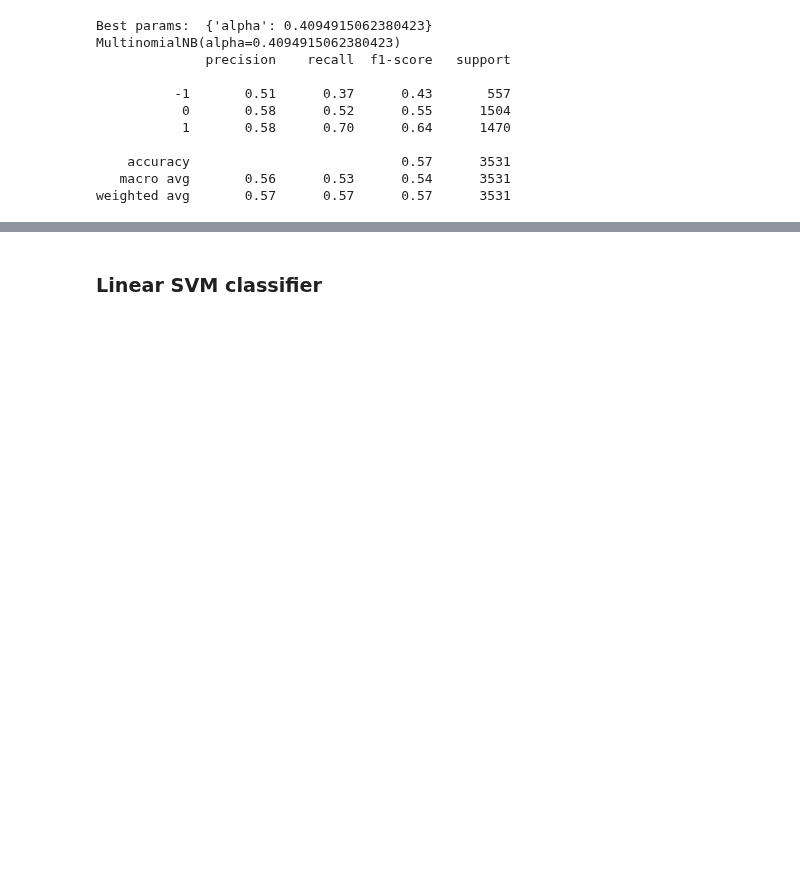
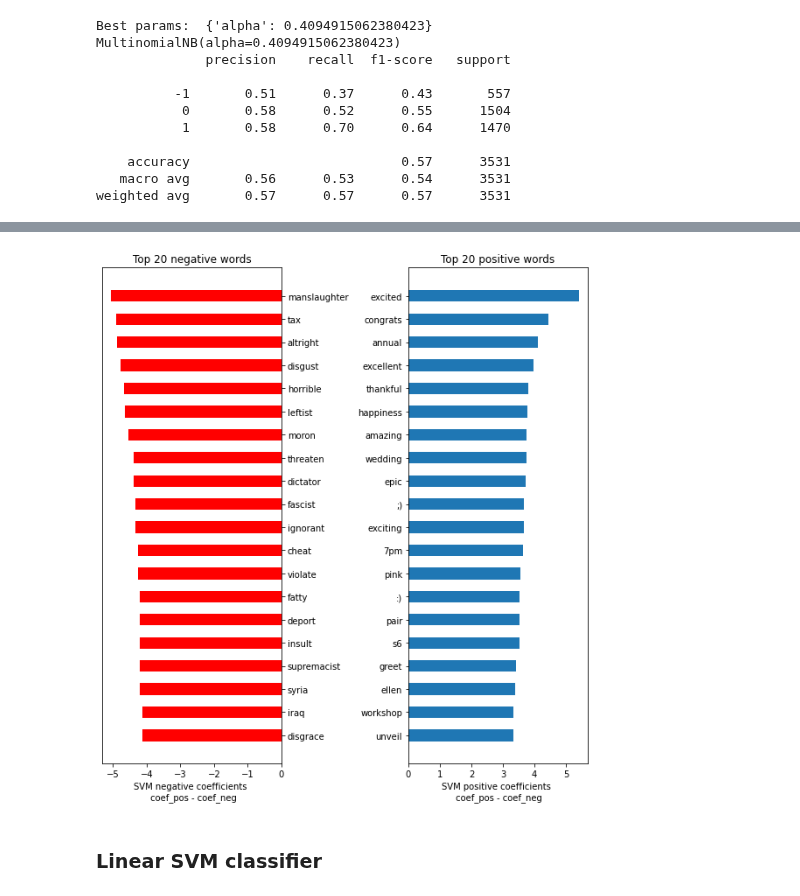
Before and after one commit to grohalex/NLP_TweetSentimentAnalysis, a Jupyter notebook: cs918_assignment_2.ipynb, the cells around one changed output, grey strips where cells are left out. Cells and saved outputs as stored; diff of their text form; code cells hidden in the pictures; blank space fills up the shorter version.

Commit message:
top 20 negative/positive for NaiveBayes

```diff
--- a/cs918_assignment_2.ipynb
+++ b/cs918_assignment_2.ipynb
@@ -987,4 +987,38 @@ overall run time: 0.03917503356933594
 average F1 score: 0.5169335106311347
+# %%
+# visualising top 20 negative and positive words based on the NaiveBayes coefficients
+import matplotlib.pyplot as plt
+coefs = []
+for i,id in enumerate(ID_train_dev):
+    word = num2vocab[i+1]
+    word_coef = (word, clf.coef_[2,i+1] - clf.coef_[0,i+1])
+    coefs.append(word_coef)
+
+
+coefs = sorted(coefs, key=lambda data: data[1], reverse=True)
+coefs_topPositive = coefs[0:20]
+coefs_topNegative = coefs[-20:]
+# print("positive top 20:\n", coefs_topPositive)
+# print("negative top 20:\n", coefs_topNegative)
+
+f,a = plt.subplots(1,2, figsize = (8,9))
+names = [it[0] for it in coefs_topNegative]
+vals = [it[1] for it in coefs_topNegative]
+
+a[0].barh(names, vals, color = 'red', height = 0.5)
+a[0].set_xlabel("SVM negative coefficients \n coef_pos - coef_neg"); a[0].set_title("Top 20 negative words")
+a[0].yaxis.set_label_position("right")
+a[0].yaxis.tick_right()
+
+names = [it[0] for it in coefs_topPositive]
+names.reverse()
+vals = [it[1] for it in coefs_topPositive]
+vals.reverse()
+a[1].barh(names, vals, height = 0.5)
+a[1].set_xlabel("SVM positive coefficients \n coef_pos - coef_neg"); a[1].set_title("Top 20 positive words")
+f.tight_layout()
+# %% [output]
+[figure, added]
 # %% [markdown]
 ### Linear SVM classifier
 # %%
```
Also changed, not shown: parts of 4 cells of this notebook.
